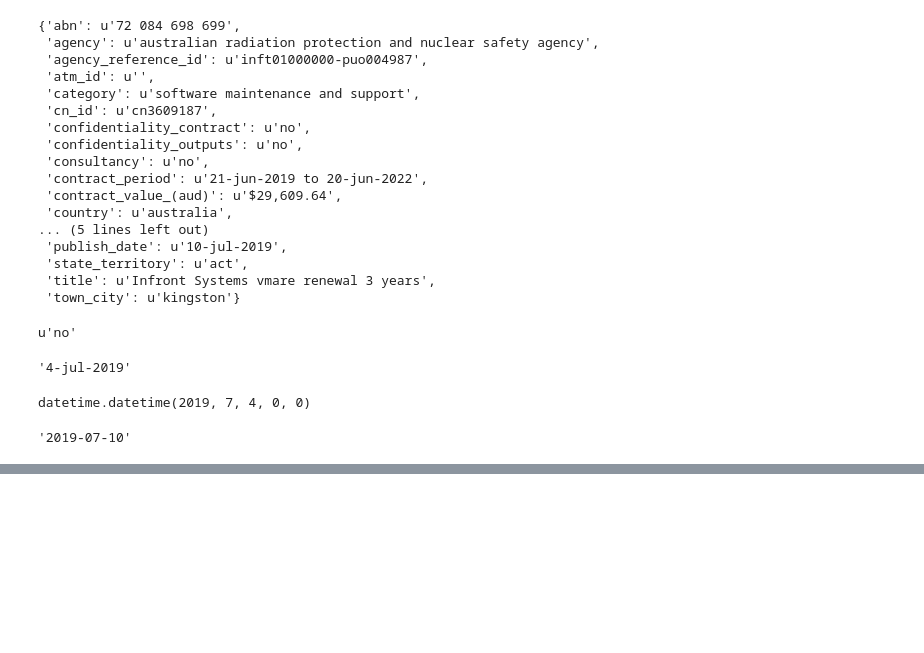
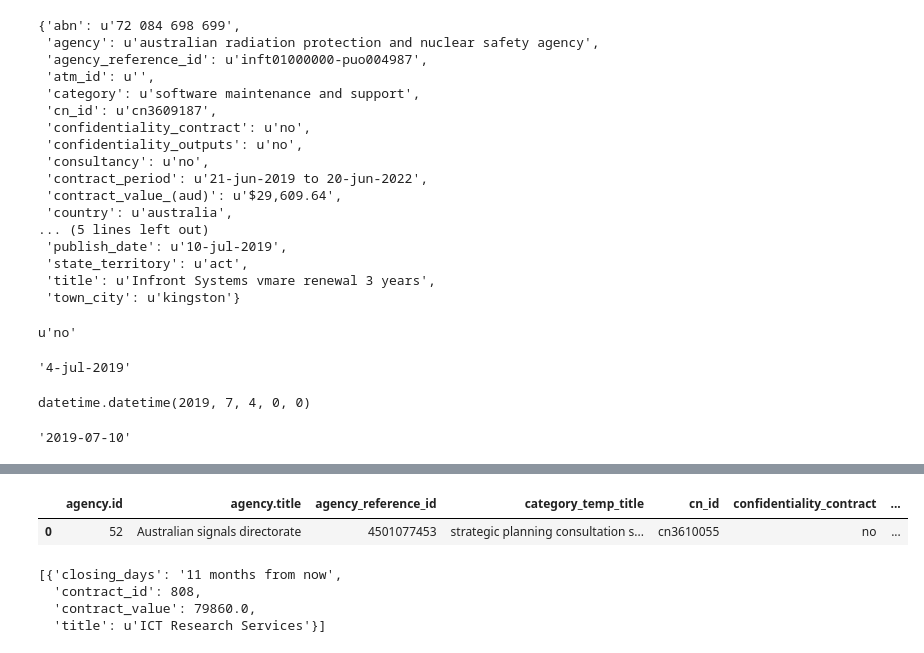
Before and after one commit to bpandrew/govconnectapi, a Jupyter notebook: sandpit.ipynb, the cells around one changed output, grey strips where cells are left out. Saved outputs shown, nothing was run; the diff lists cells and outputs as text; code cells hidden in the pictures; blank space fills up the shorter version.

```diff
--- a/sandpit.ipynb
+++ b/sandpit.ipynb
@@ -412,0 +530,4 @@ str_[:10]
+# %%
+# Sum the total earned in the Contracted Agency
+arria_json['sum_contracts_in_agency_prev_fy'] = lfy['contract_value'][lfy['agency.id'] == contract_data['agency']['id']].sum()
+arria_json['sum_contracts_in_agency_current_fy'] = cfy['contract_value'][cfy['agency.id'] == contract_data['agency']['id']].sum()
@@ -412,0 +556,31 @@ str_[:10]
+# %%
+import humanize
+from datetime import datetime, date, time
+from datetime import timedelta
+
+# Find all of the open contracts in this agency
+df_temp = data[data['contract_end']>now_string] # limit to the 'Open' contracts
+df_temp = df_temp[df_temp['agency.id']==contract_data['agency']['id']] # limit it to the current agency
+#df_temp = df_temp[df_temp['cn_id']!=contract_data['cn_id']] # exclude the current contract
+arria_json['contracts_in_agency'] = []
+for index, row in df_temp.iterrows():
+    temp_dict = {}
+    temp_dict['contract_id']=row['id']
+    temp_dict['title']=row['title']
+    temp_dict['contract_value']=row['contract_value']
+    contract_end = datetime.strptime(row['contract_end'], '%Y-%m-%d')
+    temp_dict['closing_days'] = humanize.naturaltime(contract_end)
+
+    arria_json['contracts_in_agency'].append(temp_dict)
+
+df_temp
+# %% [output]
+|  | agency.id | agency.title | agency_reference_id | category_temp_title | cn_id | confidentiality_contract | ... |
+| 0 | 52 | Australian signals directorate | 4501077453 | strategic planning consultation s... | cn3610055 | no | ... |
+# %%
+arria_json['contracts_in_agency']
+# %% [output]
+[{'closing_days': '11 months from now',
+  'contract_id': 808,
+  'contract_value': 79860.0,
+  'title': u'ICT Research Services'}]
```
Also changed, not shown: parts of 11 cells of this notebook, 3 other files.
